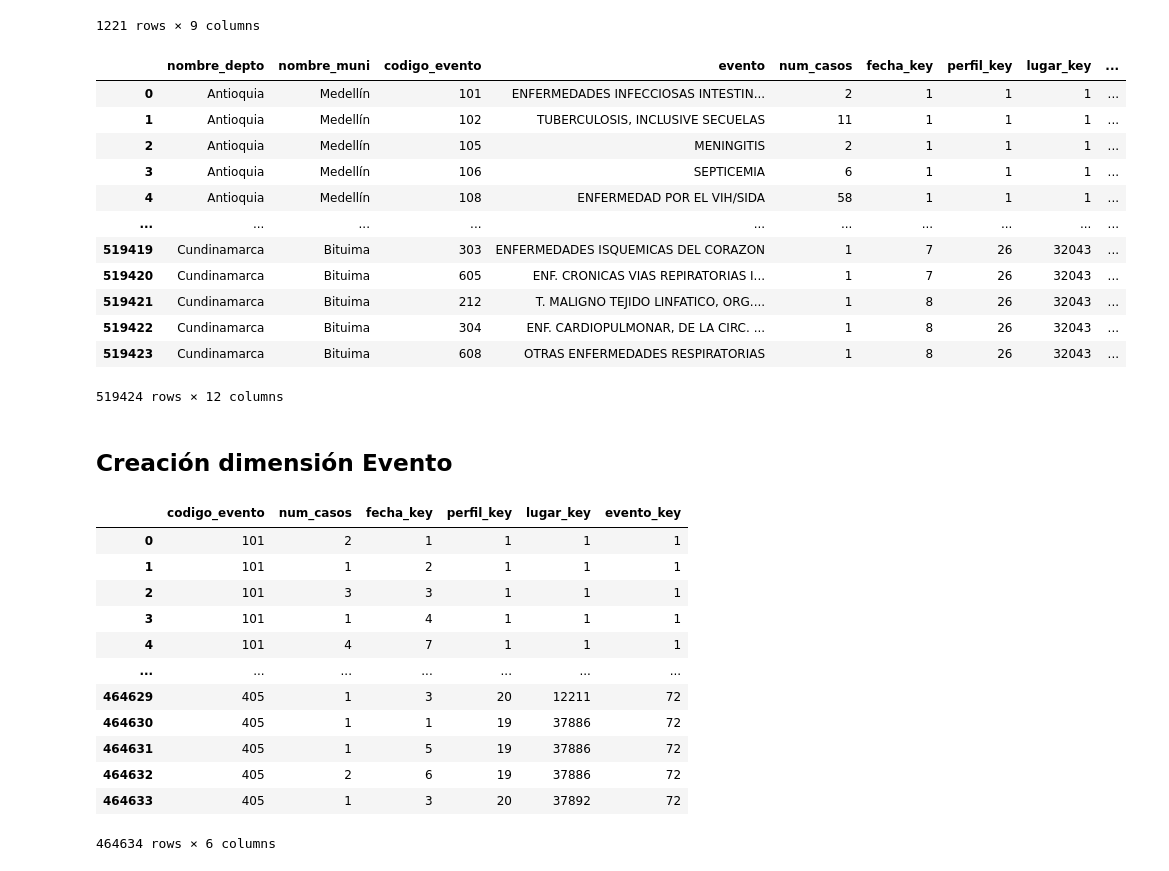
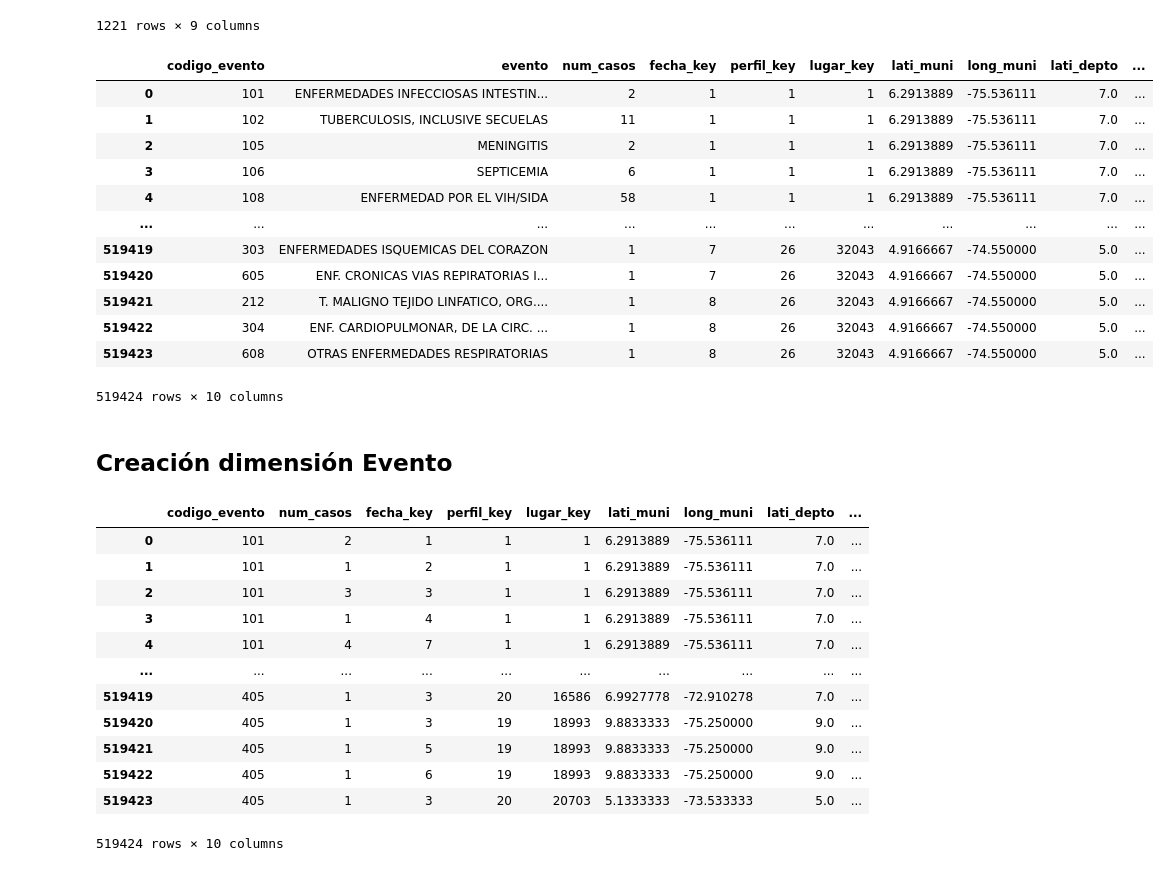
Before and after one commit to Repositorios-ISIS/ISIS-3301-P2, a Jupyter notebook: proyecto2.ipynb, the cells around one changed output. Saved outputs shown, nothing was run; the diff lists cells and outputs as text; code cells hidden in the pictures.

```diff
--- a/proyecto2.ipynb
+++ b/proyecto2.ipynb
@@ -343,22 +343,22 @@ df_lugar
 # %%
 #Actualizamos la tabla principal
 fact_table = pd.merge(fact_table, df_lugar,  on=['nombre_depto','nombre_muni'], suffixes = ("_l","_r"))
-fact_table = fact_table.drop(columns=['codigo_depto_l', 'codigo_muni_l', 'codigo_depto_r', 'codigo_muni_r'])
+fact_table = fact_table.drop(columns=['codigo_depto_l', 'codigo_muni_l', 'codigo_depto_r', 'codigo_muni_r', 'nombre_depto', "nombre_muni"])
 fact_table
 # %% [output]
-|  | nombre_depto | nombre_muni | codigo_evento | evento | num_casos | fecha_key | perfil_key | lugar_key | ... |
-| 0 | Antioquia | Medellín | 101 | ENFERMEDADES INFECCIOSAS INTESTIN... | 2 | 1 | 1 | 1 | ... |
-| 1 | Antioquia | Medellín | 102 | TUBERCULOSIS, INCLUSIVE SECUELAS | 11 | 1 | 1 | 1 | ... |
-| 2 | Antioquia | Medellín | 105 | MENINGITIS | 2 | 1 | 1 | 1 | ... |
-| 3 | Antioquia | Medellín | 106 | SEPTICEMIA | 6 | 1 | 1 | 1 | ... |
-| 4 | Antioquia | Medellín | 108 | ENFERMEDAD POR EL VIH/SIDA | 58 | 1 | 1 | 1 | ... |
-| ... | ... | ... | ... | ... | ... | ... | ... | ... | ... |
-| 519419 | Cundinamarca | Bituima | 303 | ENFERMEDADES ISQUEMICAS DEL CORAZON | 1 | 7 | 26 | 32043 | ... |
-| 519420 | Cundinamarca | Bituima | 605 | ENF. CRONICAS VIAS REPIRATORIAS I... | 1 | 7 | 26 | 32043 | ... |
-| 519421 | Cundinamarca | Bituima | 212 | T. MALIGNO TEJIDO LINFATICO, ORG.... | 1 | 8 | 26 | 32043 | ... |
-| 519422 | Cundinamarca | Bituima | 304 | ENF. CARDIOPULMONAR, DE LA CIRC. ... | 1 | 8 | 26 | 32043 | ... |
-| 519423 | Cundinamarca | Bituima | 608 | OTRAS ENFERMEDADES RESPIRATORIAS | 1 | 8 | 26 | 32043 | ... |
+|  | codigo_evento | evento | num_casos | fecha_key | perfil_key | lugar_key | lati_muni | long_muni | lati_depto | ... |
+| 0 | 101 | ENFERMEDADES INFECCIOSAS INTESTIN... | 2 | 1 | 1 | 1 | 6.2913889 | -75.536111 | 7.0 | ... |
+| 1 | 102 | TUBERCULOSIS, INCLUSIVE SECUELAS | 11 | 1 | 1 | 1 | 6.2913889 | -75.536111 | 7.0 | ... |
+| 2 | 105 | MENINGITIS | 2 | 1 | 1 | 1 | 6.2913889 | -75.536111 | 7.0 | ... |
+| 3 | 106 | SEPTICEMIA | 6 | 1 | 1 | 1 | 6.2913889 | -75.536111 | 7.0 | ... |
+| 4 | 108 | ENFERMEDAD POR EL VIH/SIDA | 58 | 1 | 1 | 1 | 6.2913889 | -75.536111 | 7.0 | ... |
+| ... | ... | ... | ... | ... | ... | ... | ... | ... | ... | ... |
+| 519419 | 303 | ENFERMEDADES ISQUEMICAS DEL CORAZON | 1 | 7 | 26 | 32043 | 4.9166667 | -74.550000 | 5.0 | ... |
+| 519420 | 605 | ENF. CRONICAS VIAS REPIRATORIAS I... | 1 | 7 | 26 | 32043 | 4.9166667 | -74.550000 | 5.0 | ... |
+| 519421 | 212 | T. MALIGNO TEJIDO LINFATICO, ORG.... | 1 | 8 | 26 | 32043 | 4.9166667 | -74.550000 | 5.0 | ... |
+| 519422 | 304 | ENF. CARDIOPULMONAR, DE LA CIRC. ... | 1 | 8 | 26 | 32043 | 4.9166667 | -74.550000 | 5.0 | ... |
+| 519423 | 608 | OTRAS ENFERMEDADES RESPIRATORIAS | 1 | 8 | 26 | 32043 | 4.9166667 | -74.550000 | 5.0 | ... |
-519424 rows × 12 columns
+519424 rows × 10 columns
 # %%
 #Guardamos la dimensión lugar
 df_lugar.to_csv('data/dim_lugar.csv',index = False)
@@ -377,19 +377,19 @@ fact_table = fact_table.drop(columns=['evento'])
 # %%
 fact_table
 # %% [output]
-|  | codigo_evento | num_casos | fecha_key | perfil_key | lugar_key | evento_key |
-| 0 | 101 | 2 | 1 | 1 | 1 | 1 |
-| 1 | 101 | 1 | 2 | 1 | 1 | 1 |
-| 2 | 101 | 3 | 3 | 1 | 1 | 1 |
-| 3 | 101 | 1 | 4 | 1 | 1 | 1 |
-| 4 | 101 | 4 | 7 | 1 | 1 | 1 |
-| ... | ... | ... | ... | ... | ... | ... |
-| 464629 | 405 | 1 | 3 | 20 | 12211 | 72 |
-| 464630 | 405 | 1 | 1 | 19 | 37886 | 72 |
-| 464631 | 405 | 1 | 5 | 19 | 37886 | 72 |
-| 464632 | 405 | 2 | 6 | 19 | 37886 | 72 |
-| 464633 | 405 | 1 | 3 | 20 | 37892 | 72 |
+|  | codigo_evento | num_casos | fecha_key | perfil_key | lugar_key | lati_muni | long_muni | lati_depto | ... |
+| 0 | 101 | 2 | 1 | 1 | 1 | 6.2913889 | -75.536111 | 7.0 | ... |
+| 1 | 101 | 1 | 2 | 1 | 1 | 6.2913889 | -75.536111 | 7.0 | ... |
+| 2 | 101 | 3 | 3 | 1 | 1 | 6.2913889 | -75.536111 | 7.0 | ... |
+| 3 | 101 | 1 | 4 | 1 | 1 | 6.2913889 | -75.536111 | 7.0 | ... |
+| 4 | 101 | 4 | 7 | 1 | 1 | 6.2913889 | -75.536111 | 7.0 | ... |
+| ... | ... | ... | ... | ... | ... | ... | ... | ... | ... |
+| 519419 | 405 | 1 | 3 | 20 | 16586 | 6.9927778 | -72.910278 | 7.0 | ... |
+| 519420 | 405 | 1 | 3 | 19 | 18993 | 9.8833333 | -75.250000 | 9.0 | ... |
+| 519421 | 405 | 1 | 5 | 19 | 18993 | 9.8833333 | -75.250000 | 9.0 | ... |
+| 519422 | 405 | 1 | 6 | 19 | 18993 | 9.8833333 | -75.250000 | 9.0 | ... |
+| 519423 | 405 | 1 | 3 | 20 | 20703 | 5.1333333 | -73.533333 | 5.0 | ... |
-464634 rows × 6 columns
+519424 rows × 10 columns
 # %%
 #Guardamos la dimensión fecha
 df_evento.to_csv('data/dim_evento.csv',index = False)
```
Also changed, not shown: parts of 1 cell of this notebook.
